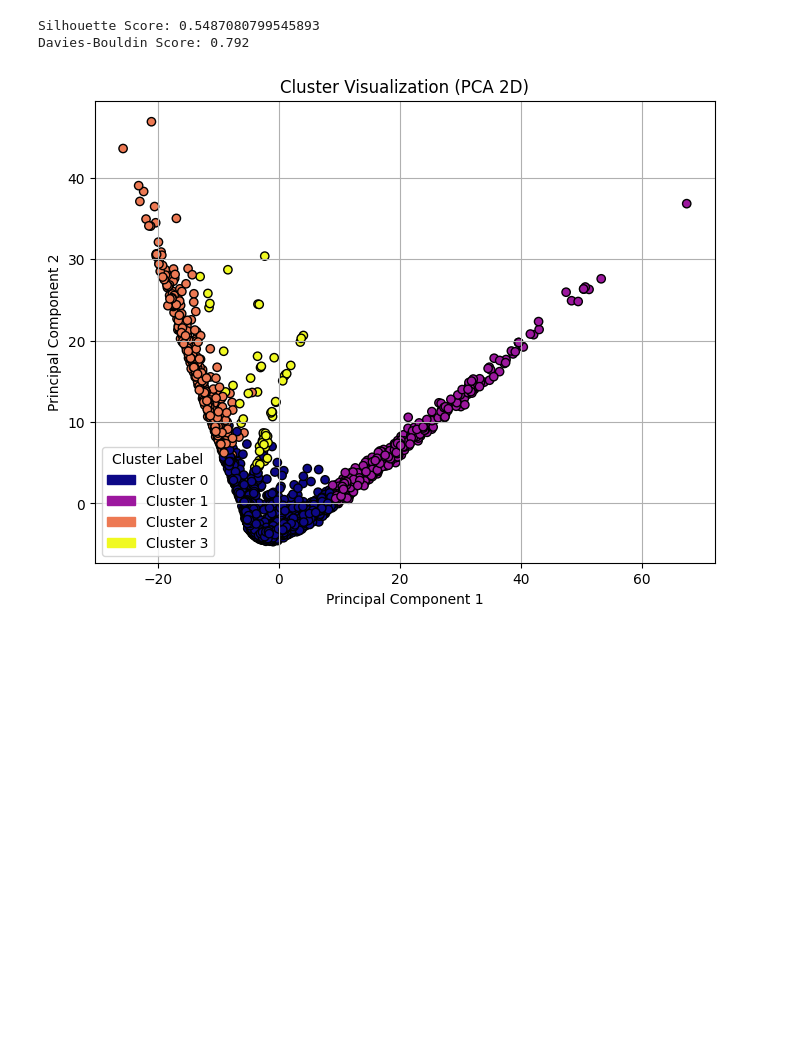
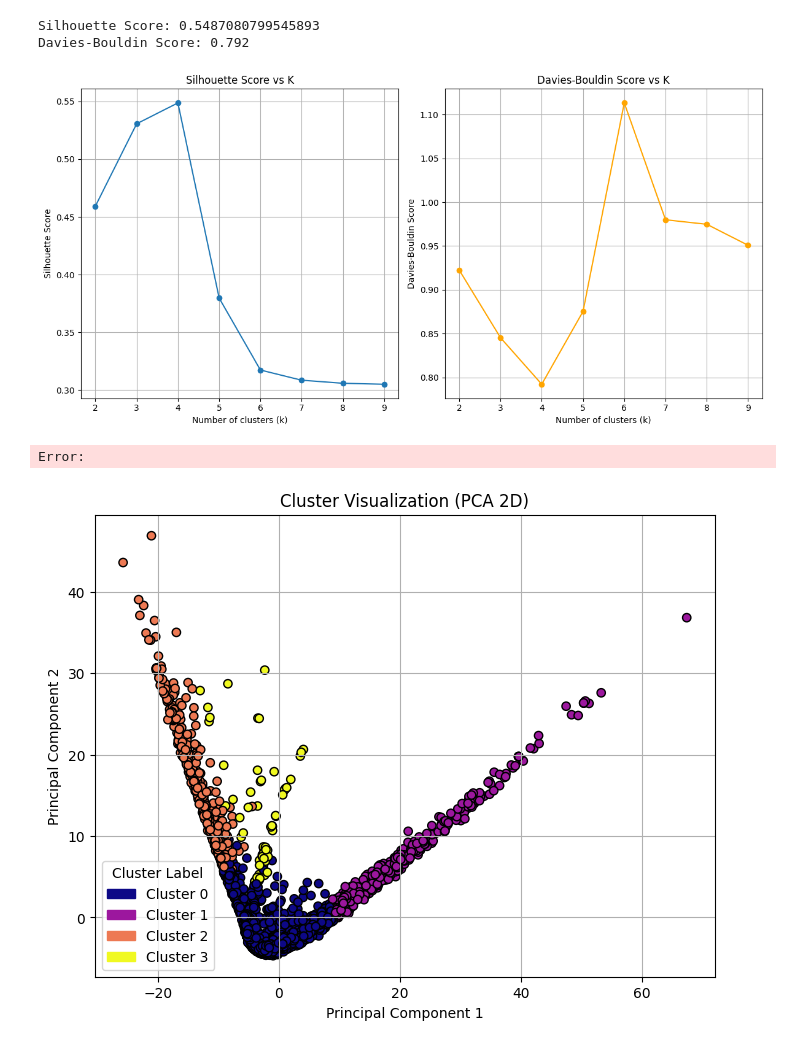
Before and after one commit to emolinaperez/looking_back_to_look_forward, a Jupyter notebook: results_analysis/time_series_clust.ipynb, the cells around one changed output. Saved outputs shown, nothing was run; the diff lists cells and outputs as text; code cells hidden in the pictures; blank space fills up the shorter version.

```diff
--- a/results_analysis/time_series_clust.ipynb
+++ b/results_analysis/time_series_clust.ipynb
@@ -384,6 +384,51 @@ print(f"Davies-Bouldin Score: {dbi:.3f}")
 # %% [output]
 Silhouette Score: 0.5487080799545893
 Davies-Bouldin Score: 0.792
+# %%
+# Define the range of k (number of clusters) to test
+k_values = range(2, 10)
+
+results = []
+
+for k in k_values:
+    kmeans = KMeans(n_clusters=k, random_state=42, n_init="auto")
+    labels = kmeans.fit_predict(df_pca)
+
+    # Evaluate scores
+    silhouette = silhouette_score(df_pca, labels)
+    dbi = davies_bouldin_score(df_pca, labels)
+
+    results.append({
+        "k": k,
+        "silhouette_score": silhouette,
+        "davies_bouldin": dbi
+    })
+
+# Convert to DataFrame
+results_df = pd.DataFrame(results)
+
+# Plotting
+plt.figure(figsize=(12, 6))
+
+plt.subplot(1, 2, 1)
+plt.plot(results_df["k"], results_df["silhouette_score"], marker='o')
+plt.title("Silhouette Score vs K")
+plt.xlabel("Number of clusters (k)")
+plt.ylabel("Silhouette Score")
+plt.grid(True)
+
+plt.subplot(1, 2, 2)
+plt.plot(results_df["k"], results_df["davies_bouldin"], marker='o', color='orange')
+plt.title("Davies-Bouldin Score vs K")
+plt.xlabel("Number of clusters (k)")
+plt.ylabel("Davies-Bouldin Score")
+plt.grid(True)
+
+plt.tight_layout()
+plt.show()
+# %% [output]
+[figure, added]
+Error:
 # %%
 # Plot KMeans clusters from different PCA components
 
```
